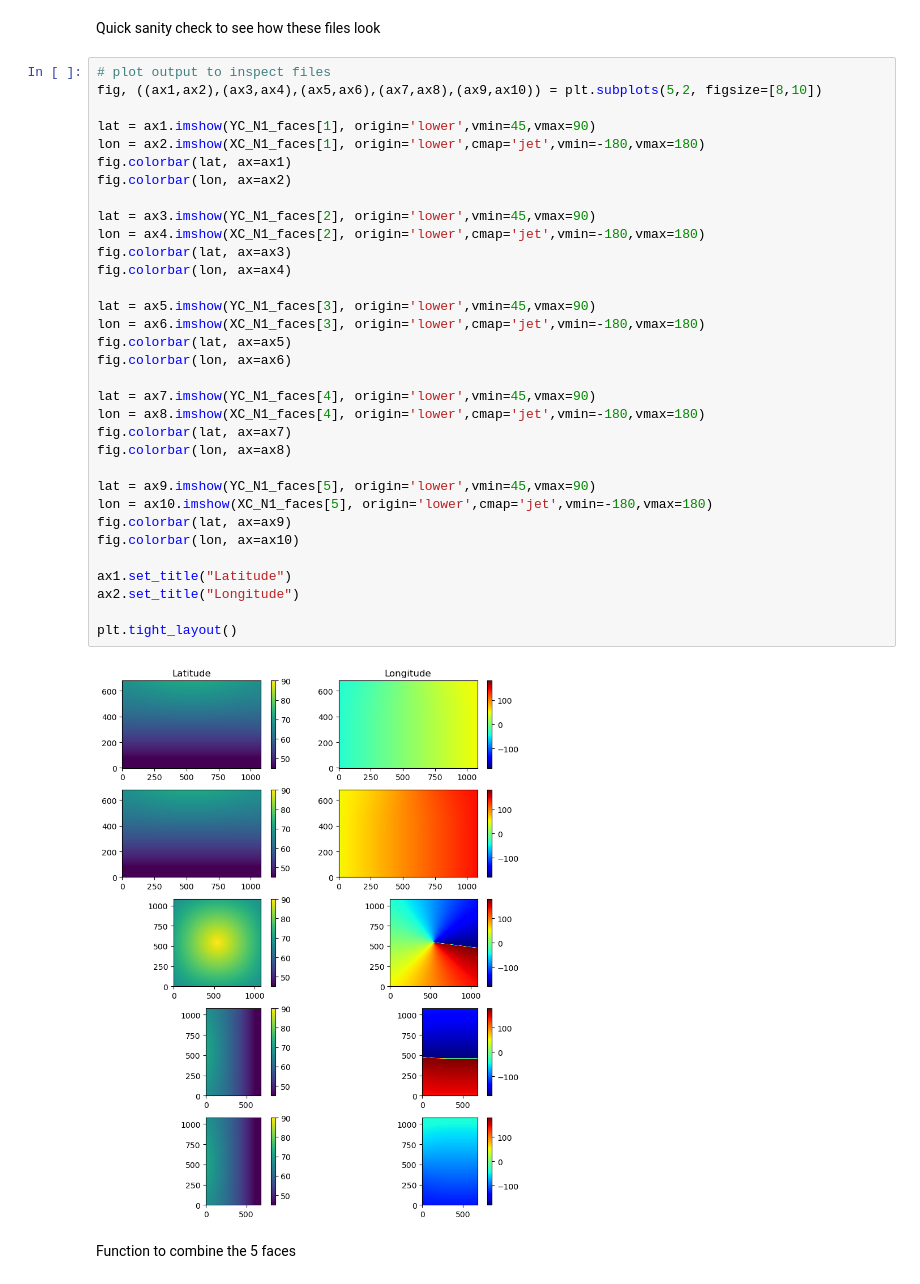
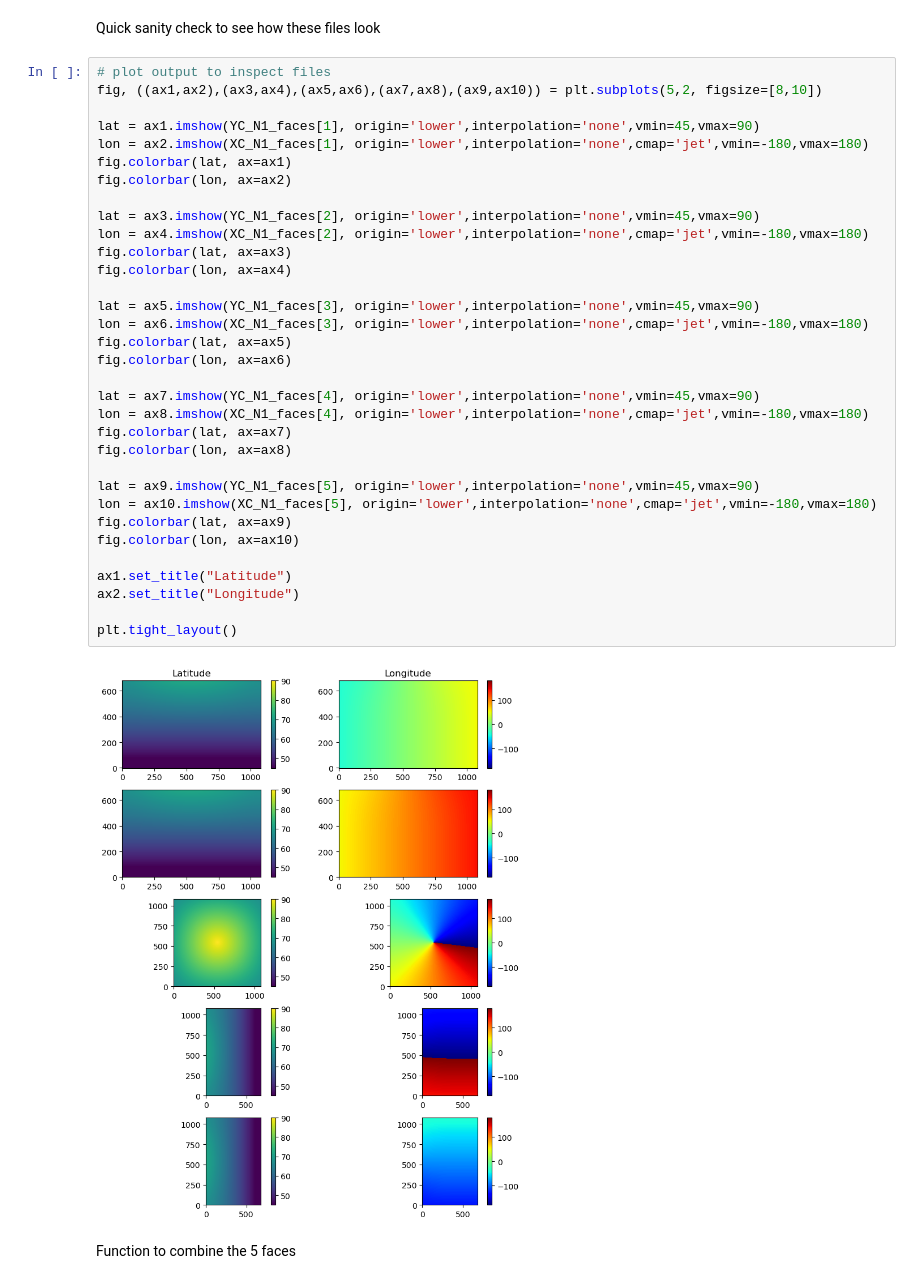
Before and after one commit to ifenty/SASSIE_downscale_ecco_v5, a Jupyter notebook: 02_make geometry ds.ipynb, the cells around one changed output. Saved outputs shown, nothing was run; the diff lists cells and outputs as text.

```diff
--- a/02_make geometry ds.ipynb
+++ b/02_make geometry ds.ipynb
@@ -83,38 +109,38 @@ Quick sanity check to see how these files look
 # %%
 # plot output to inspect files
 fig, ((ax1,ax2),(ax3,ax4),(ax5,ax6),(ax7,ax8),(ax9,ax10)) = plt.subplots(5,2, figsize=[8,10])
 
-lat = ax1.imshow(YC_N1_faces[1], origin='lower',vmin=45,vmax=90)
-lon = ax2.imshow(XC_N1_faces[1], origin='lower',cmap='jet',vmin=-180,vmax=180)
+lat = ax1.imshow(YC_N1_faces[1], origin='lower',interpolation='none',vmin=45,vmax=90)
+lon = ax2.imshow(XC_N1_faces[1], origin='lower',interpolation='none',cmap='jet',vmin=-180,vmax=180)
 fig.colorbar(lat, ax=ax1)
 fig.colorbar(lon, ax=ax2)
 
-lat = ax3.imshow(YC_N1_faces[2], origin='lower',vmin=45,vmax=90)
-lon = ax4.imshow(XC_N1_faces[2], origin='lower',cmap='jet',vmin=-180,vmax=180)
+lat = ax3.imshow(YC_N1_faces[2], origin='lower',interpolation='none',vmin=45,vmax=90)
+lon = ax4.imshow(XC_N1_faces[2], origin='lower',interpolation='none',cmap='jet',vmin=-180,vmax=180)
 fig.colorbar(lat, ax=ax3)
 fig.colorbar(lon, ax=ax4)
 
-lat = ax5.imshow(YC_N1_faces[3], origin='lower',vmin=45,vmax=90)
-lon = ax6.imshow(XC_N1_faces[3], origin='lower',cmap='jet',vmin=-180,vmax=180)
+lat = ax5.imshow(YC_N1_faces[3], origin='lower',interpolation='none',vmin=45,vmax=90)
+lon = ax6.imshow(XC_N1_faces[3], origin='lower',interpolation='none',cmap='jet',vmin=-180,vmax=180)
 fig.colorbar(lat, ax=ax5)
 fig.colorbar(lon, ax=ax6)
 
-lat = ax7.imshow(YC_N1_faces[4], origin='lower',vmin=45,vmax=90)
-lon = ax8.imshow(XC_N1_faces[4], origin='lower',cmap='jet',vmin=-180,vmax=180)
+lat = ax7.imshow(YC_N1_faces[4], origin='lower',interpolation='none',vmin=45,vmax=90)
+lon = ax8.imshow(XC_N1_faces[4], origin='lower',interpolation='none',cmap='jet',vmin=-180,vmax=180)
 fig.colorbar(lat, ax=ax7)
 fig.colorbar(lon, ax=ax8)
 
-lat = ax9.imshow(YC_N1_faces[5], origin='lower',vmin=45,vmax=90)
-lon = ax10.imshow(XC_N1_faces[5], origin='lower',cmap='jet',vmin=-180,vmax=180)
+lat = ax9.imshow(YC_N1_faces[5], origin='lower',interpolation='none',vmin=45,vmax=90)
+lon = ax10.imshow(XC_N1_faces[5], origin='lower',interpolation='none',cmap='jet',vmin=-180,vmax=180)
 fig.colorbar(lat, ax=ax9)
 fig.colorbar(lon, ax=ax10)
 
 ax1.set_title("Latitude")
 ax2.set_title("Longitude")
 
 plt.tight_layout()
 # %% [output]
-[figure, old version]
+[figure, new version]
 # %% [markdown]
 Function to combine the 5 faces
 # %%
```
Also changed, not shown: parts of 59 cells of this notebook, 1 other file.
